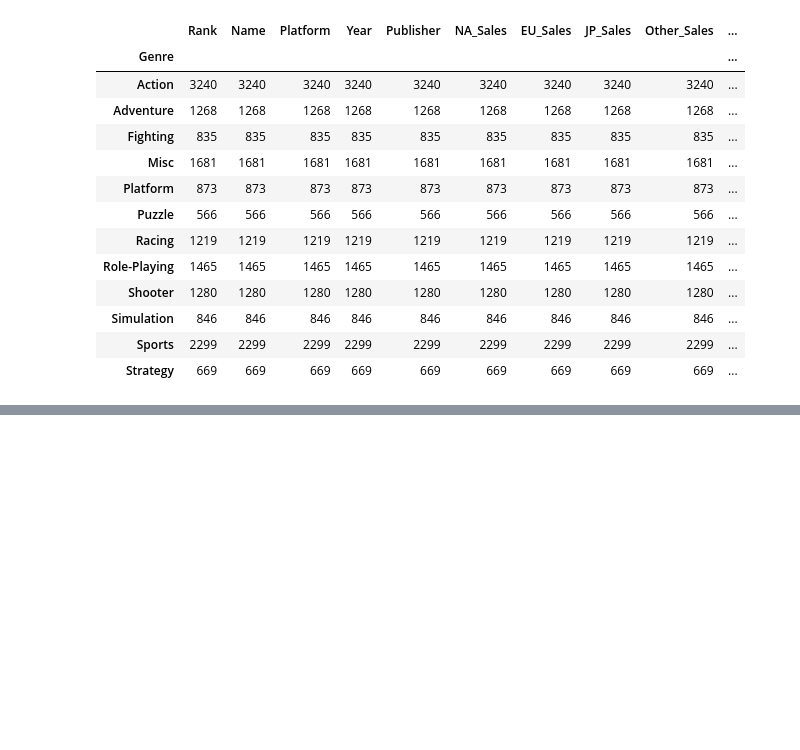
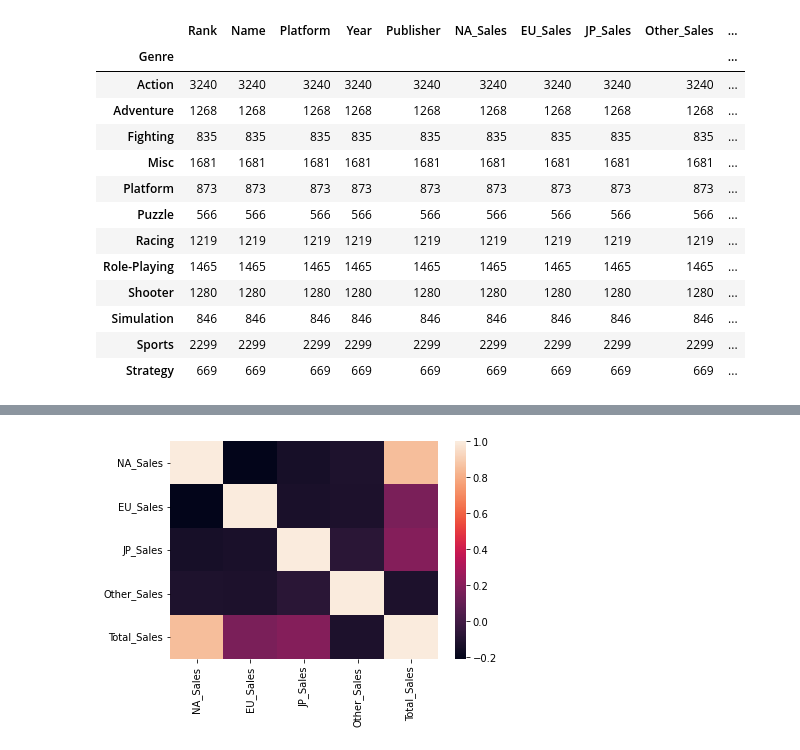
Before and after one commit to kks4536/Project1, a Jupyter notebook: AI_16_김경수_section1 (1).ipynb, the cells around one changed output, grey strips where cells are left out. Saved outputs shown, nothing was run; the diff lists cells and outputs as text; code cells hidden in the pictures; blank space fills up the shorter version.

```diff
--- a/AI_16_김경수_section1 (1).ipynb
+++ b/AI_16_김경수_section1 (1).ipynb
@@ -528,0 +586,5 @@ df_top100.head(20)
+# %%
+df_top100_cor = pd.DataFrame(np.corrcoef(df_top100.iloc[:,-5:].T))
+df_top100_cor.set_axis(['NA_Sales','EU_Sales', 'JP_Sales', 'Other_Sales', 'Total_Sales'], axis = 'columns', inplace = True)
+df_top100_cor.set_axis(['NA_Sales','EU_Sales', 'JP_Sales', 'Other_Sales', 'Total_Sales'], axis = 'index', inplace = True)
+df_top100_cor
@@ -528,0 +598,6 @@ df_top100.head(20)
+# %%
+import seaborn as sns
+ax = sns.heatmap(df_top100_cor)
+plt.show()
+# %% [output]
+[figure, added]
```
Also changed, not shown: parts of 9 cells of this notebook.
